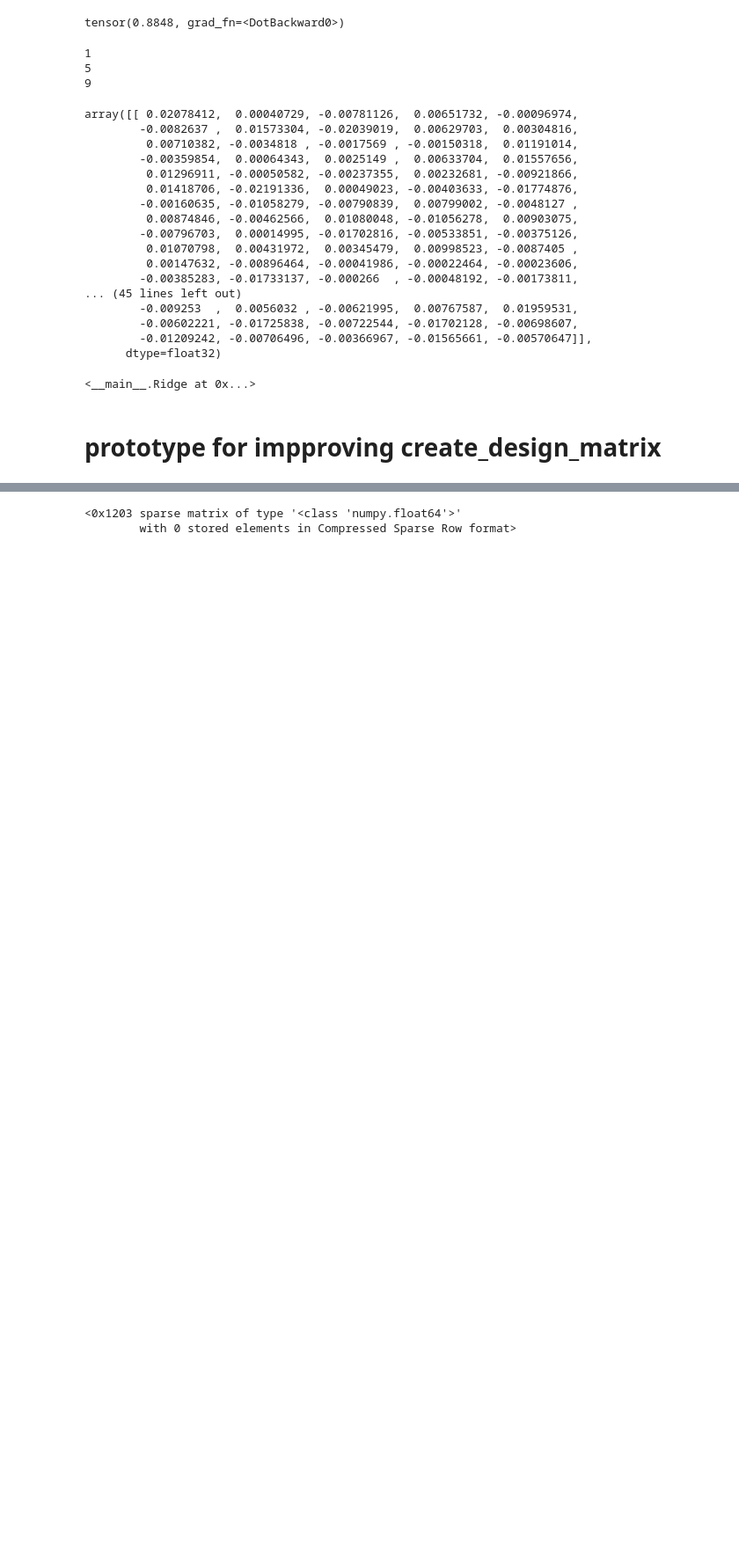
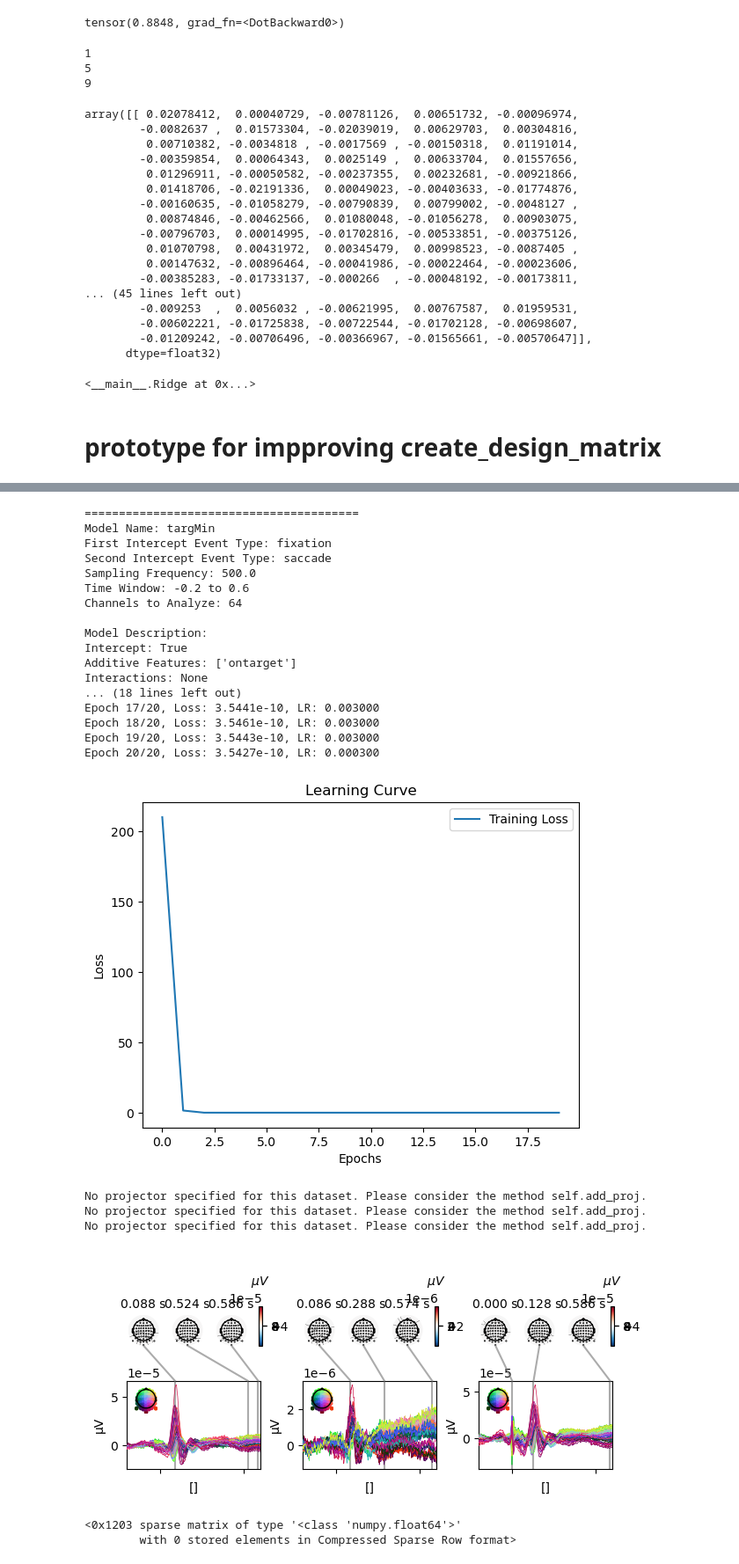
Before and after one commit to incubodac/PyDeconv, a Jupyter notebook: torch_noteboo.ipynb, the cells around one changed output, grey strips where cells are left out. Shown at 88% size. Drawn from its saved outputs; the diff is of its cells as text; code cells hidden in the pictures; blank space fills up the shorter version.

```diff
--- a/torch_noteboo.ipynb
+++ b/torch_noteboo.ipynb
@@ -803,3 +904,47 @@ coeffs.shape
+# %%
+
+# GPU FIT WITH DATALOADER
+#========
+rERP_model = PyDeconv(settings = settings , features = features, eeg = raw)
+
+
+# PyTorch Ridge Model
+# torch_ridge = Ridge(alpha=1e-3, fit_intercept=True, batch_size=1000, device=device)
+# torch_ridge.fit(X_design, y_data, epochs=30, lr=0.01)
+torch_ridge = Ridge(input_dim=X_design.shape[1], output_dim= y_data.shape[1], alpha= 24 , fit_intercept=False, batch_size=200000, device=device)
+torch_ridge.fit(X_design, y_data, epochs=20, lr=0.03, momentum=0)
+
+# Plot learning curve
+torch_ridge.plot_learning_curve()
+coeffs =  torch_ridge.linear.weight.detach().cpu().numpy()
+rERP_model.coef_ =  coeffs
+# # Predictions should now have shape (13000, 3)
+# torch_predictions = torch_ridge.predict(X_torch)
+fig = rERP_model.plot_coefs()
+plt.show()
+# %% [output]
+========================================
+Model Name: targMin
+First Intercept Event Type: fixation
+Second Intercept Event Type: saccade
+Sampling Frequency: 500.0
+Time Window: -0.2 to 0.6
+Channels to Analyze: 64
+
+Model Description:
+Intercept: True
+Additive Features: ['ontarget']
+Interactions: None
+... (18 lines left out)
+Epoch 17/20, Loss: 3.5441e-10, LR: 0.003000
+Epoch 18/20, Loss: 3.5461e-10, LR: 0.003000
+Epoch 19/20, Loss: 3.5443e-10, LR: 0.003000
+Epoch 20/20, Loss: 3.5427e-10, LR: 0.000300
+[figure, added]
+No projector specified for this dataset. Please consider the method self.add_proj.
+No projector specified for this dataset. Please consider the method self.add_proj.
+No projector specified for this dataset. Please consider the method self.add_proj.
+[figure, added]
 # %%
 X_design
 # %% [output]
```
Also changed, not shown: parts of 7 cells of this notebook.
